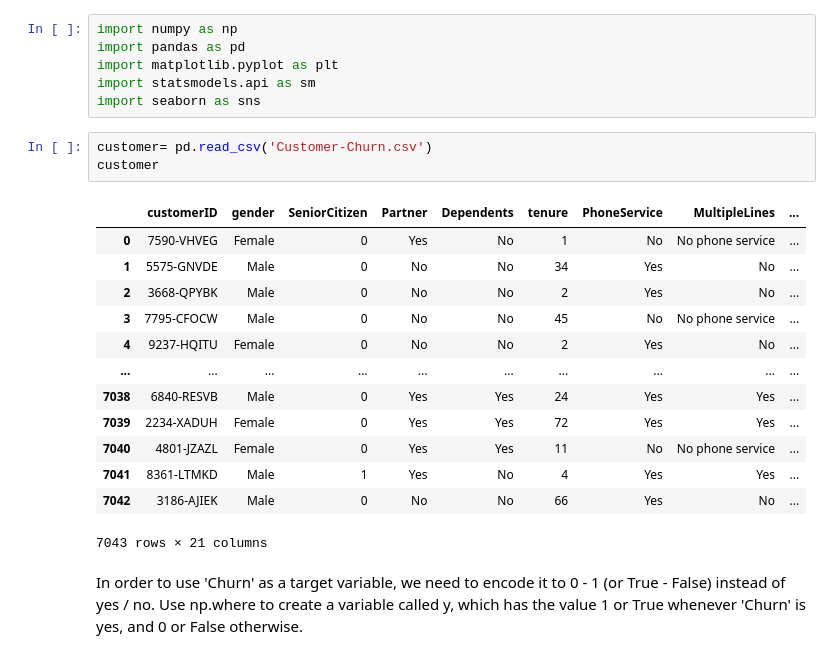
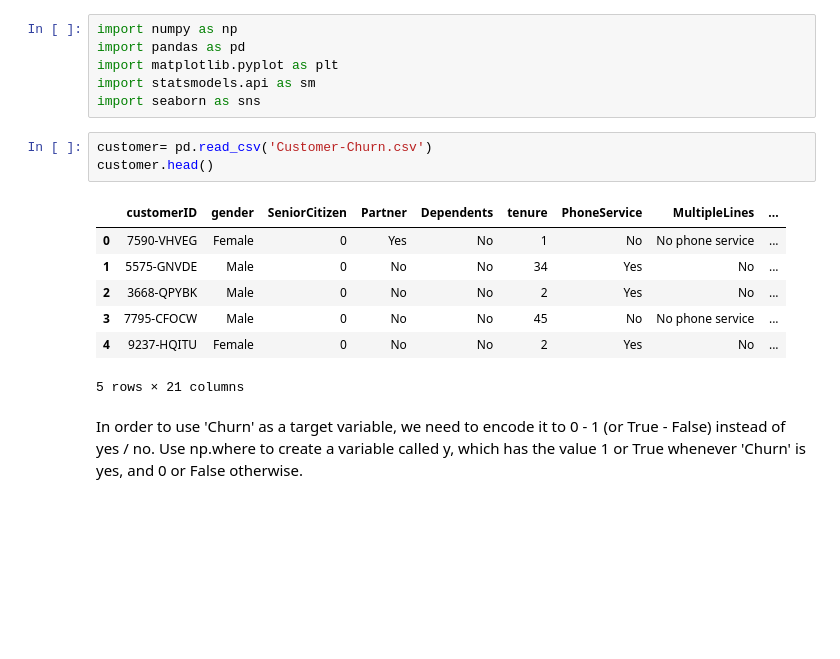
Before and after one commit to BehroozGharleghi/data-pt-ber-08-20, a Jupyter notebook: Labs/module-2_labs/05_applied-analysis/08_lab-logistic-regression-analysis/your-code-behrooz.ipynb, the cells around one changed output. Saved outputs shown, nothing was run; the diff lists cells and outputs as text; blank space fills up the shorter version.

```diff
--- a/Labs/module-2_labs/05_applied-analysis/08_lab-logistic-regression-analysis/your-code-behrooz.ipynb
+++ b/Labs/module-2_labs/05_applied-analysis/08_lab-logistic-regression-analysis/your-code-behrooz.ipynb
@@ -10,21 +10,15 @@ import statsmodels.api as sm
 import seaborn as sns
 # %%
 customer= pd.read_csv('Customer-Churn.csv')
-customer
+customer.head()
 # %% [output]
 |  | customerID | gender | SeniorCitizen | Partner | Dependents | tenure | PhoneService | MultipleLines | ... |
 | 0 | 7590-VHVEG | Female | 0 | Yes | No | 1 | No | No phone service | ... |
 | 1 | 5575-GNVDE | Male | 0 | No | No | 34 | Yes | No | ... |
 | 2 | 3668-QPYBK | Male | 0 | No | No | 2 | Yes | No | ... |
 | 3 | 7795-CFOCW | Male | 0 | No | No | 45 | No | No phone service | ... |
 | 4 | 9237-HQITU | Female | 0 | No | No | 2 | Yes | No | ... |
-| ... | ... | ... | ... | ... | ... | ... | ... | ... | ... |
-| 7038 | 6840-RESVB | Male | 0 | Yes | Yes | 24 | Yes | Yes | ... |
-| 7039 | 2234-XADUH | Female | 0 | Yes | Yes | 72 | Yes | Yes | ... |
-| 7040 | 4801-JZAZL | Female | 0 | Yes | Yes | 11 | No | No phone service | ... |
-| 7041 | 8361-LTMKD | Male | 1 | Yes | No | 4 | Yes | Yes | ... |
-| 7042 | 3186-AJIEK | Male | 0 | No | No | 66 | Yes | No | ... |
-7043 rows × 21 columns
+5 rows × 21 columns
 # %% [markdown]
 In order to use 'Churn' as a target variable, we need to encode it to 0 - 1 (or True - False) instead of yes / no. Use np.where to create a variable called y, which has the value 1 or True whenever 'Churn' is yes, and 0 or False otherwise.
 # %%
```
Also changed, not shown: parts of 13 cells of this notebook, 10 other files.
